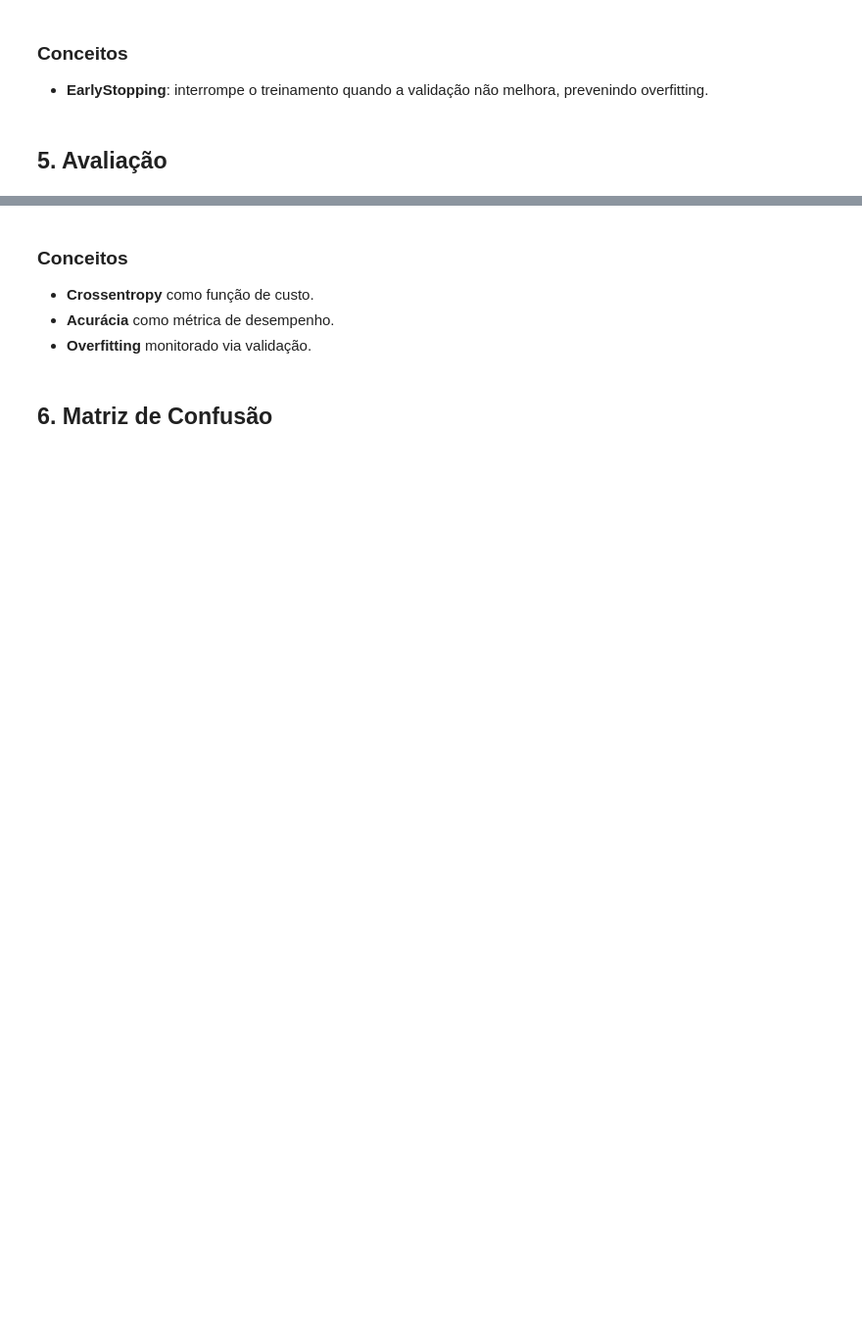
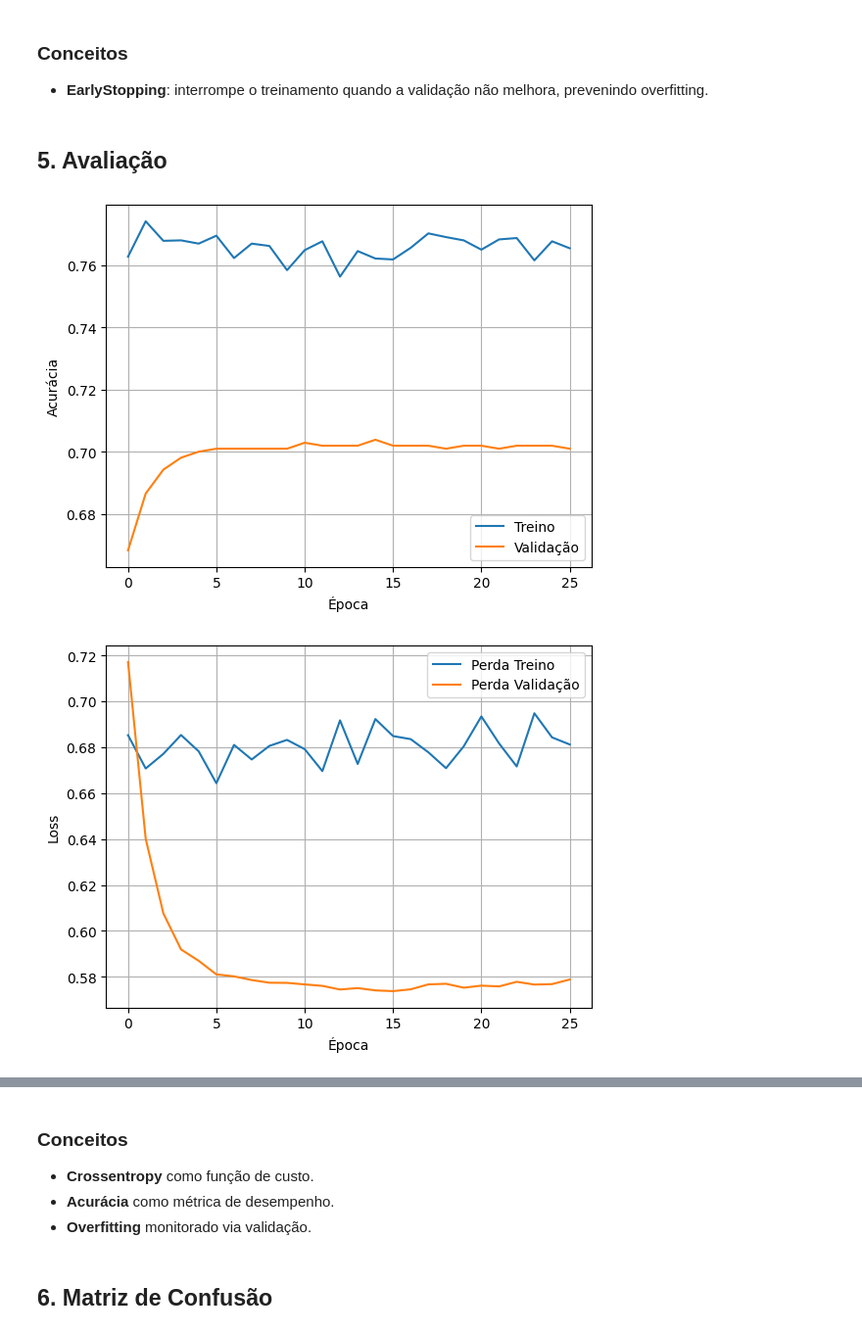
Before and after one commit to cadusouza2001/vinho, a Jupyter notebook: wine_quality_nn.ipynb, the cells around one changed output, grey strips where cells are left out. Shown: that part at 98% size. Saved outputs shown, nothing was run; the diff lists cells and outputs as text; code cells hidden in the pictures; blank space fills up the shorter version.

```diff
--- a/wine_quality_nn.ipynb
+++ b/wine_quality_nn.ipynb
@@ -60,16 +179,22 @@ plt.show()
 # %%
 from tensorflow.keras.models import Sequential
-from tensorflow.keras.layers import Dense, Dropout
+from tensorflow.keras.layers import Dense, Dropout, BatchNormalization
+from tensorflow.keras.optimizers import Adam
+# Definição da arquitetura MLP com Dropout
 
-# Definição da arquitetura MLP com Dropout
 model = Sequential([
-    Dense(64, activation='relu', input_dim=X_train.shape[1]),
-    Dropout(0.2),
-    Dense(32, activation='relu'),
-    Dropout(0.2),
-    Dense(3, activation='softmax')
+    Dense(128, activation='relu', input_shape=(X_train.shape[1],)),
+    BatchNormalization(),
+    Dropout(0.3), # Adjusted dropout rate
+    Dense(64, activation='relu'),
+    BatchNormalization(),
+    Dropout(0.2), # Adjusted dropout rate
+    # The output layer now has 1 neuron and sigmoid activation for binary classification
+    Dense(1, activation='sigmoid')
 ])
 
+
 # Compilação define otimizador, perda e métrica
-model.compile(optimizer='adam', loss='sparse_categorical_crossentropy', metrics=['accuracy'])
+
+model.compile(optimizer=Adam(learning_rate=0.0005), loss='binary_crossentropy', metrics=['accuracy'])
 model.summary()
@@ -97,5 +286,26 @@ history = model.fit(
 ## 5. Avaliação
 # %%
 # Avaliação final no conjunto de teste
-loss, acc = model.evaluate(X_test, y_test, verbose=0)
-print(f"Acurácia de teste: {acc:.4f}")
+import matplotlib.pyplot as plt
+
+plt.plot(history.history['accuracy'], label='Treino')
+plt.plot(history.history['val_accuracy'], label='Validação')
+plt.xlabel("Época")
+plt.ylabel("Acurácia")
+plt.legend()
+plt.grid()
+plt.show()
+
+plt.plot(history.history['loss'], label='Perda Treino')
+plt.plot(history.history['val_loss'], label='Perda Validação')
+plt.xlabel("Época")
+plt.ylabel("Loss")
+plt.legend()
+plt.grid()
+plt.show()
+
+loss, acc = model.evaluate(X_val, y_val)
+print(f"Acurácia final de validação: {acc:.4f}")
+# %% [output]
+[figure, added]
+[figure, added]
```
Also changed, not shown: parts of 23 cells of this notebook, 1 other file.
